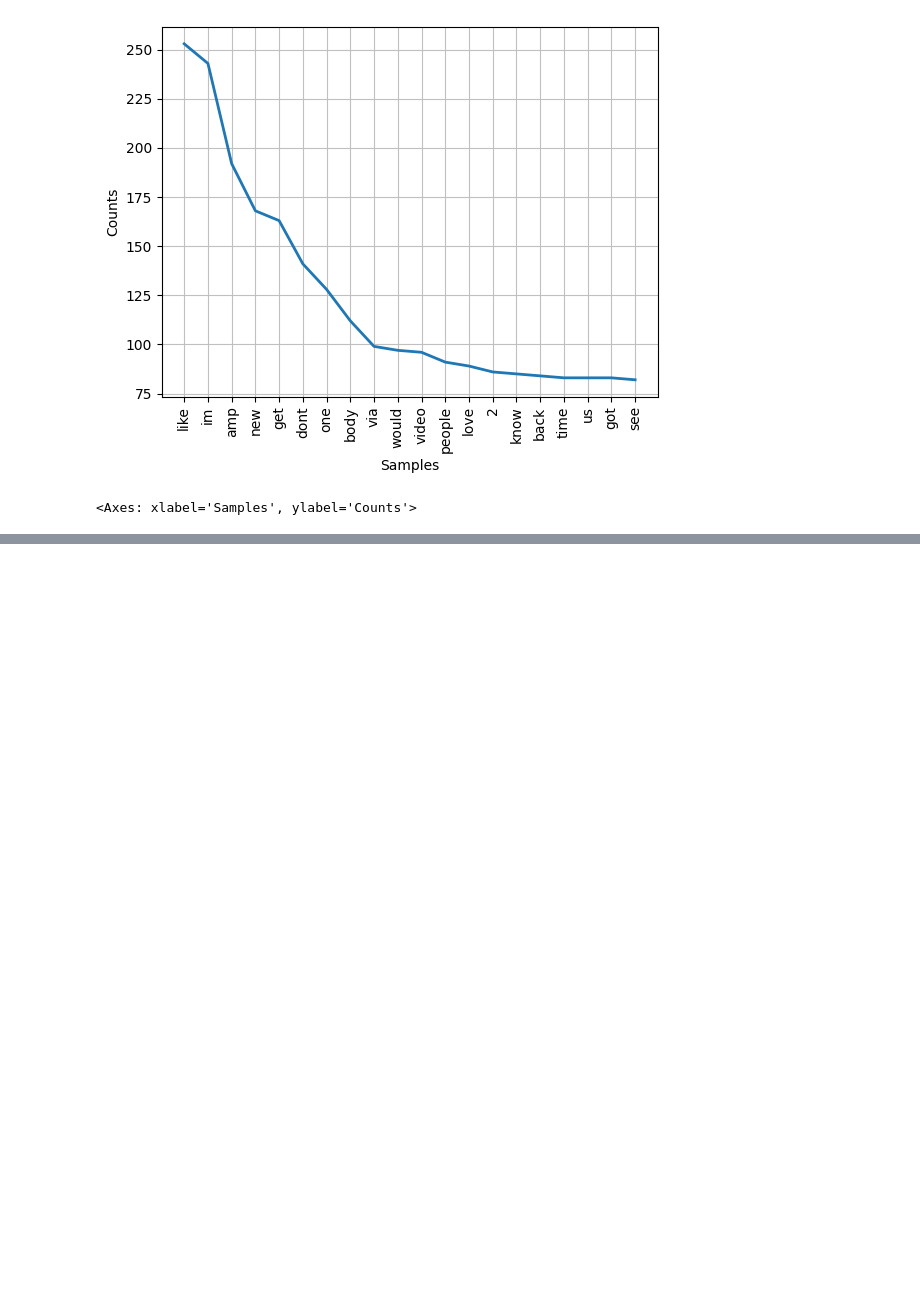
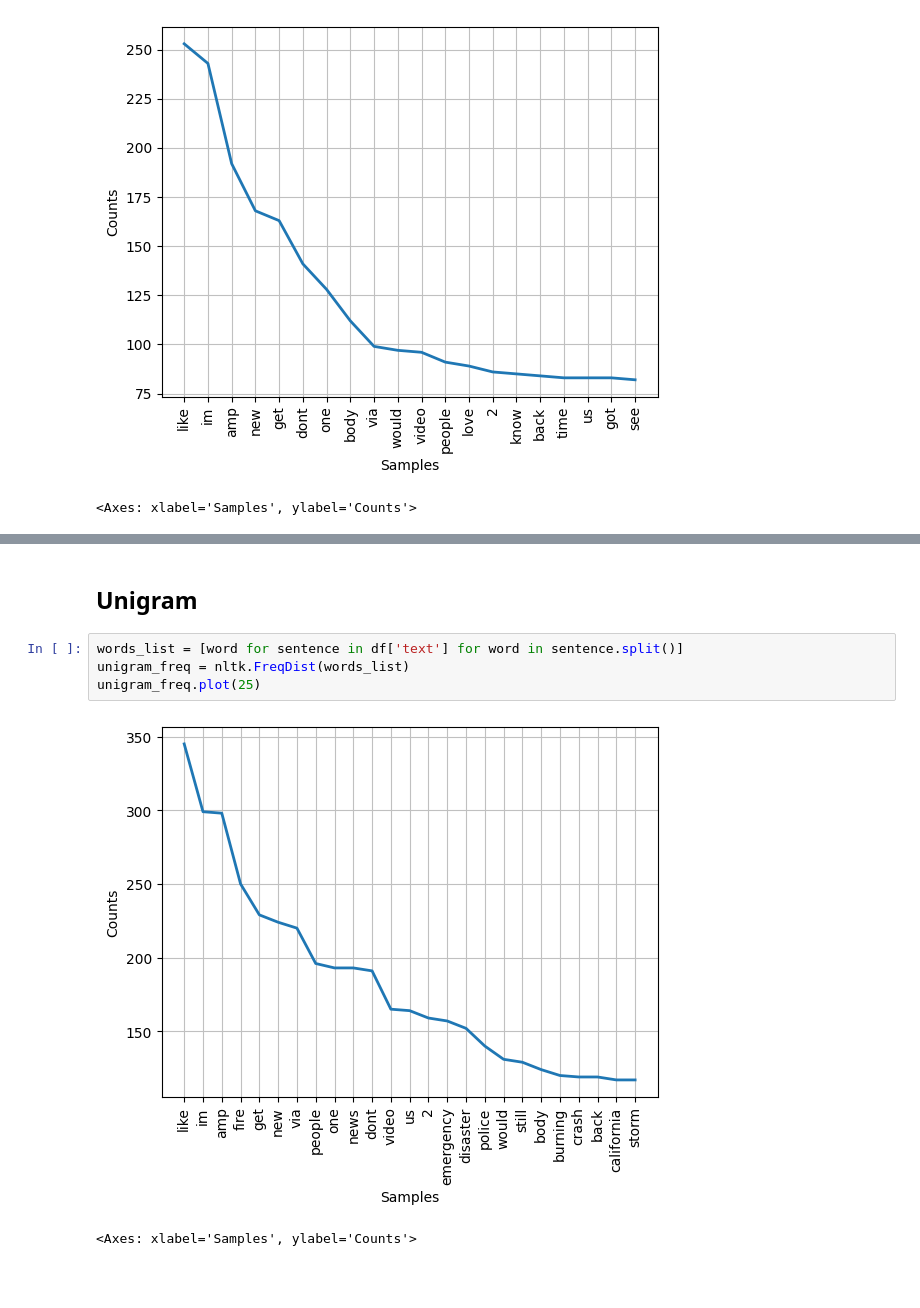
Before and after one commit to guillermoSb/uvg_datascience_lab04, a Jupyter notebook: Laboratorio04.ipynb, the cells around one changed output, grey strips where cells are left out. Cells and saved outputs as stored; diff of their text form; blank space fills up the shorter version.

Commit message:
Unigrams implementation

```diff
--- a/Laboratorio04.ipynb
+++ b/Laboratorio04.ipynb
@@ -65,4 +65,13 @@ plt.show()
 # %% [output]
 [figure]
+# %% [markdown]
+## Unigram
+# %%
+words_list = [word for sentence in df['text'] for word in sentence.split()]
+unigram_freq = nltk.FreqDist(words_list)
+unigram_freq.plot(25)
+# %% [output]
+[figure, added]
+<Axes: xlabel='Samples', ylabel='Counts'>
 # %% [markdown]
 ##
```
Also changed, not shown: parts of 2 cells of this notebook.
